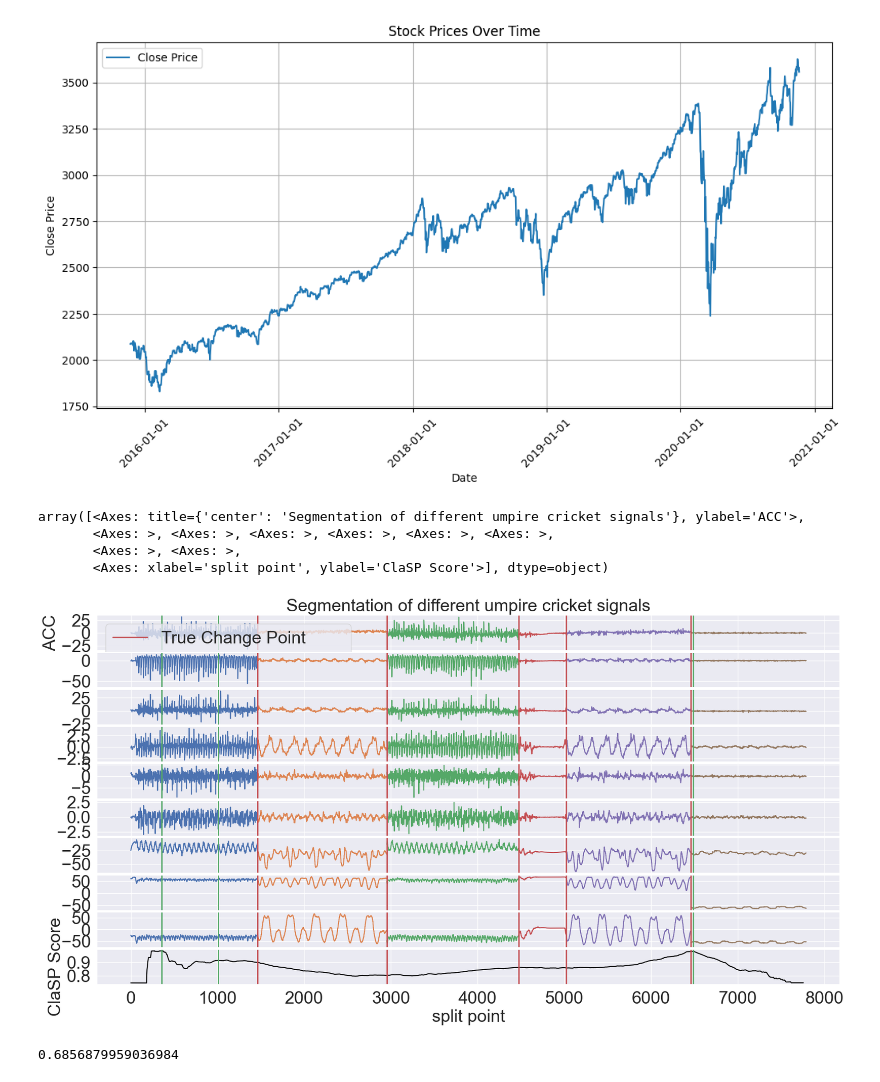
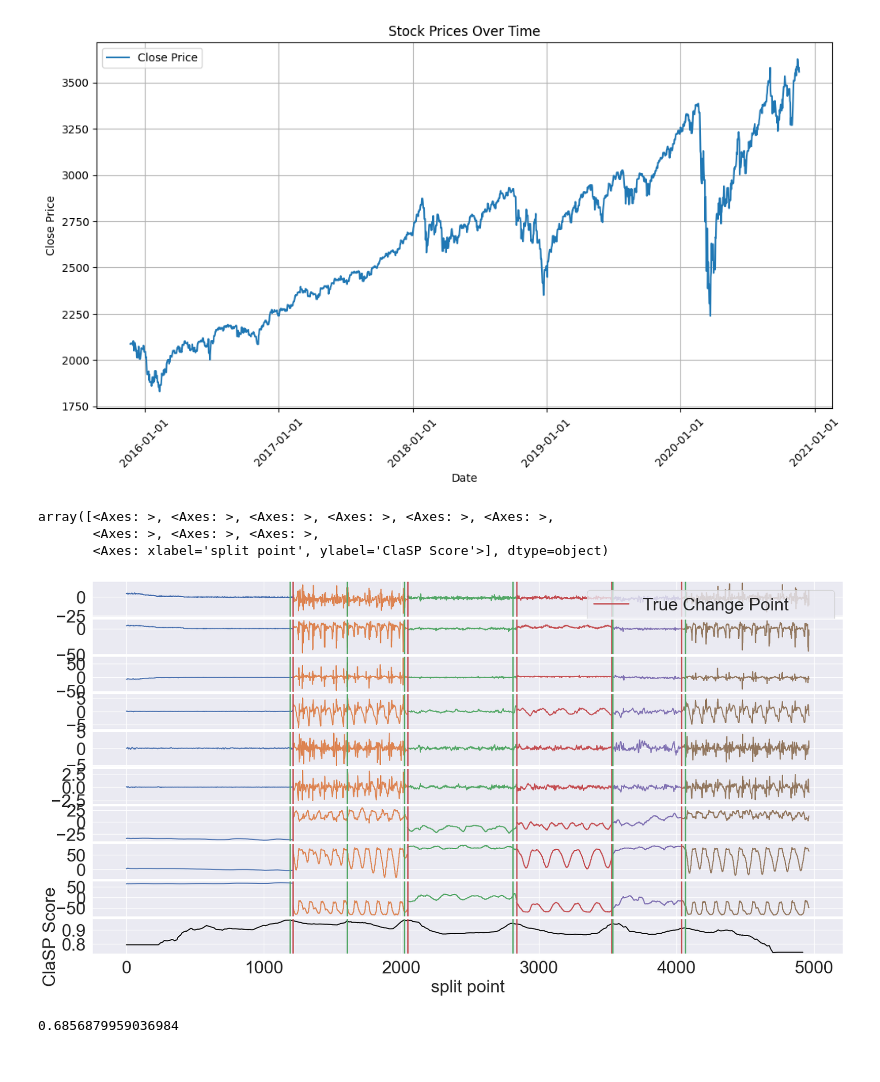
Before and after one commit to czotterbenedek/time-series-ensemble-segmentation, a Jupyter notebook: onlab_tfb4fy.ipynb, the cells around one changed output. Drawn from its saved outputs; the diff is of its cells as text; code cells hidden in the pictures.

```diff
--- a/onlab_tfb4fy.ipynb
+++ b/onlab_tfb4fy.ipynb
@@ -89,16 +89,15 @@ def calculate_score(dataset, algorithm):
         score_sum += score
     return score_sum / len(dataset)
 # %%
-dataset, window_size, true_cps,labels, time_series = load_has_dataset().iloc[0,:]
+dataset, window_size, true_cps,labels, time_series = load_has_dataset().iloc[2,:]
 clasp = BinaryClaSPSegmentation()
 clasp.fit_predict(time_series)
-clasp.plot(gt_cps=true_cps, heading="Segmentation of different umpire cricket signals", ts_name="ACC", file_path="segmentation_example.png")
+clasp.plot(gt_cps=true_cps, file_path="segmentation_example.png")
 # %% [output]
-array([<Axes: title={'center': 'Segmentation of different umpire cricket signals'}, ylabel='ACC'>,
-       <Axes: >, <Axes: >, <Axes: >, <Axes: >, <Axes: >, <Axes: >,
-       <Axes: >, <Axes: >,
+array([<Axes: >, <Axes: >, <Axes: >, <Axes: >, <Axes: >, <Axes: >,
+       <Axes: >, <Axes: >, <Axes: >,
        <Axes: xlabel='split point', ylabel='ClaSP Score'>], dtype=object)
-[figure, old version]
+[figure, new version]
 # %%
 tssb = load_time_series_segmentation_datasets()
 
```
Also changed, not shown: parts of 8 cells of this notebook.
